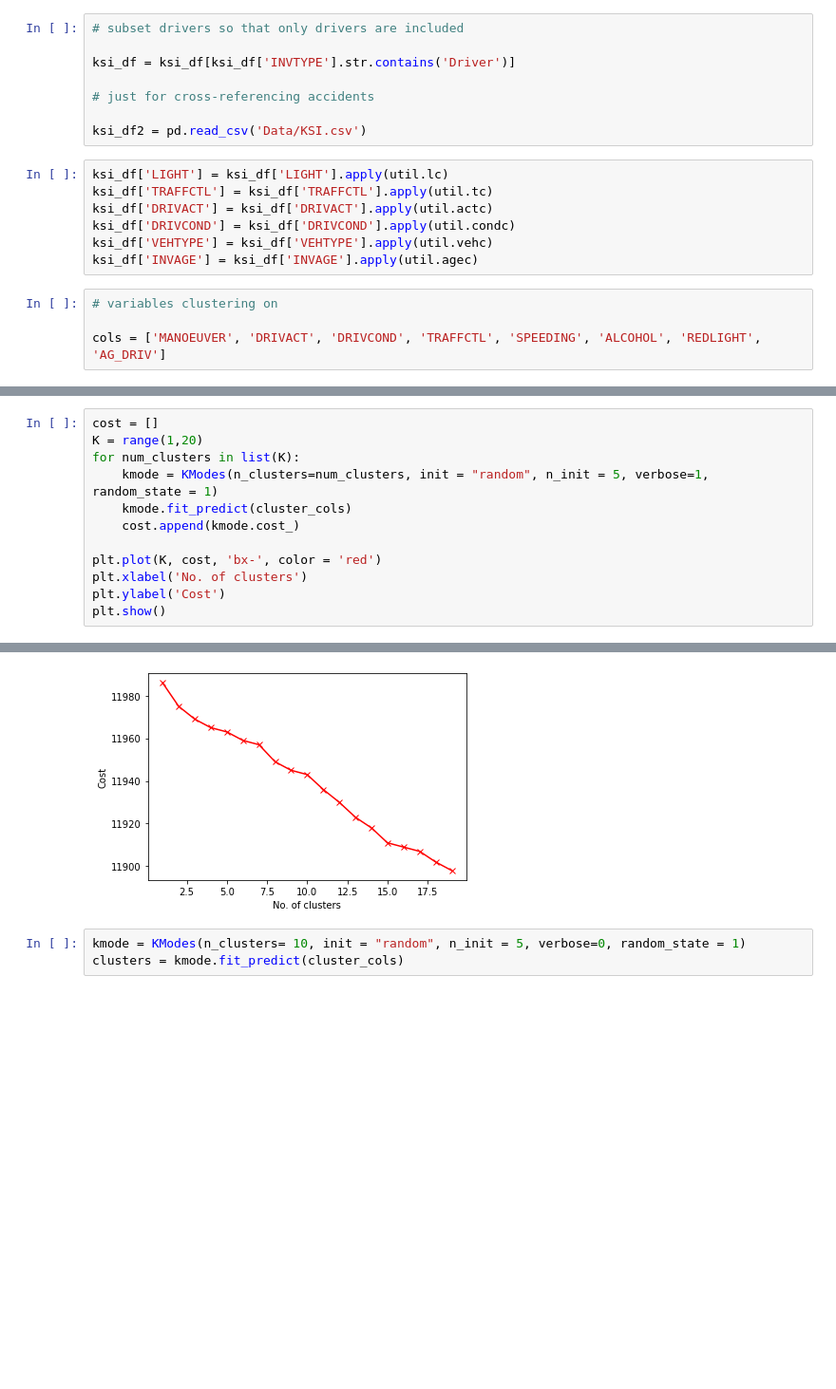
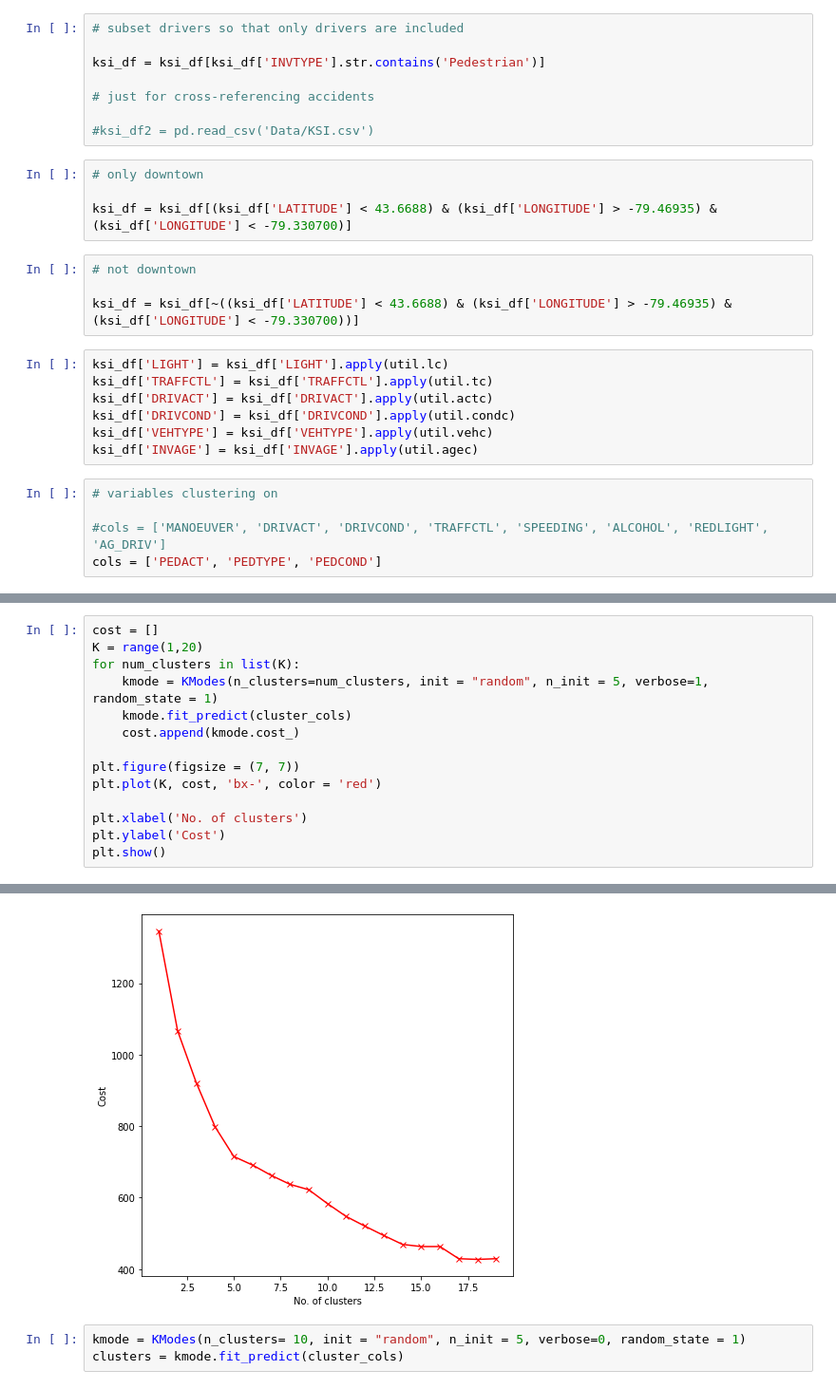
Before and after one commit to Vincent-Kwan/Safe-Roads-Competition, a Jupyter notebook: Clustering.ipynb, the cells around one changed output, grey strips where cells are left out. Shown at 95% size. Drawn from its saved outputs; the diff is of its cells as text; blank space fills up the shorter version.

```diff
--- a/Clustering.ipynb
+++ b/Clustering.ipynb
@@ -36,11 +36,19 @@ Name: INVTYPE, Length: 6002, dtype: bool
 # %%
 # subset drivers so that only drivers are included
 
-ksi_df = ksi_df[ksi_df['INVTYPE'].str.contains('Driver')]
+ksi_df = ksi_df[ksi_df['INVTYPE'].str.contains('Pedestrian')]
 
 # just for cross-referencing accidents
 
-ksi_df2 = pd.read_csv('Data/KSI.csv')
+#ksi_df2 = pd.read_csv('Data/KSI.csv')
+# %%
+# only downtown
+
+ksi_df = ksi_df[(ksi_df['LATITUDE'] < 43.6688) & (ksi_df['LONGITUDE'] > -79.46935) & (ksi_df['LONGITUDE'] < -79.330700)]
+# %%
+# not downtown
+
+ksi_df = ksi_df[~((ksi_df['LATITUDE'] < 43.6688) & (ksi_df['LONGITUDE'] > -79.46935) & (ksi_df['LONGITUDE'] < -79.330700))]
 # %%
 ksi_df['LIGHT'] = ksi_df['LIGHT'].apply(util.lc)
 ksi_df['TRAFFCTL'] = ksi_df['TRAFFCTL'].apply(util.tc)
@@ -51,6 +59,7 @@ ksi_df['INVAGE'] = ksi_df['INVAGE'].apply(util.agec)
 # %%
 # variables clustering on
 
-cols = ['MANOEUVER', 'DRIVACT', 'DRIVCOND', 'TRAFFCTL', 'SPEEDING', 'ALCOHOL', 'REDLIGHT', 'AG_DRIV']
+#cols = ['MANOEUVER', 'DRIVACT', 'DRIVCOND', 'TRAFFCTL', 'SPEEDING', 'ALCOHOL', 'REDLIGHT', 'AG_DRIV']
+cols = ['PEDACT', 'PEDTYPE', 'PEDCOND']
 # %%
 cluster_cols = ksi_df[cols]
@@ -64,7 +71,9 @@ for num_clusters in list(K):
     kmode.fit_predict(cluster_cols)
     cost.append(kmode.cost_)
 
+plt.figure(figsize = (7, 7))
 plt.plot(K, cost, 'bx-', color = 'red')
+
 plt.xlabel('No. of clusters')
 plt.ylabel('Cost')
 plt.show()
@@ -89,4 +98,4 @@ Best run was number 4
-[figure, old version]
+[figure, new version]
 # %%
 kmode = KModes(n_clusters= 10, init = "random", n_init = 5, verbose=0, random_state = 1)
 clusters = kmode.fit_predict(cluster_cols)
```
Also changed, not shown: parts of 30 cells of this notebook.
